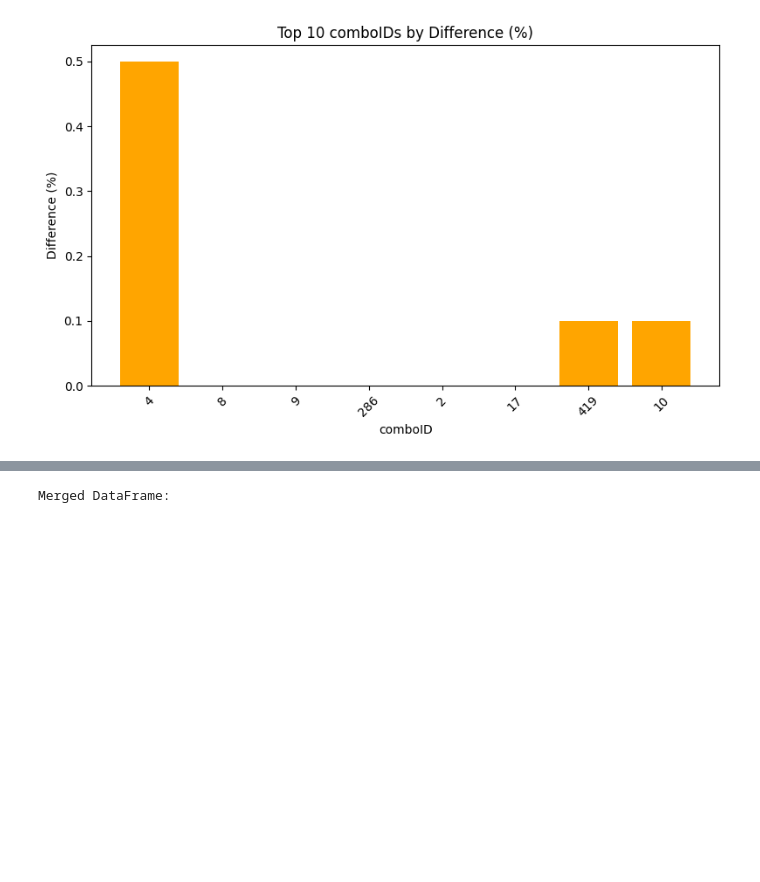
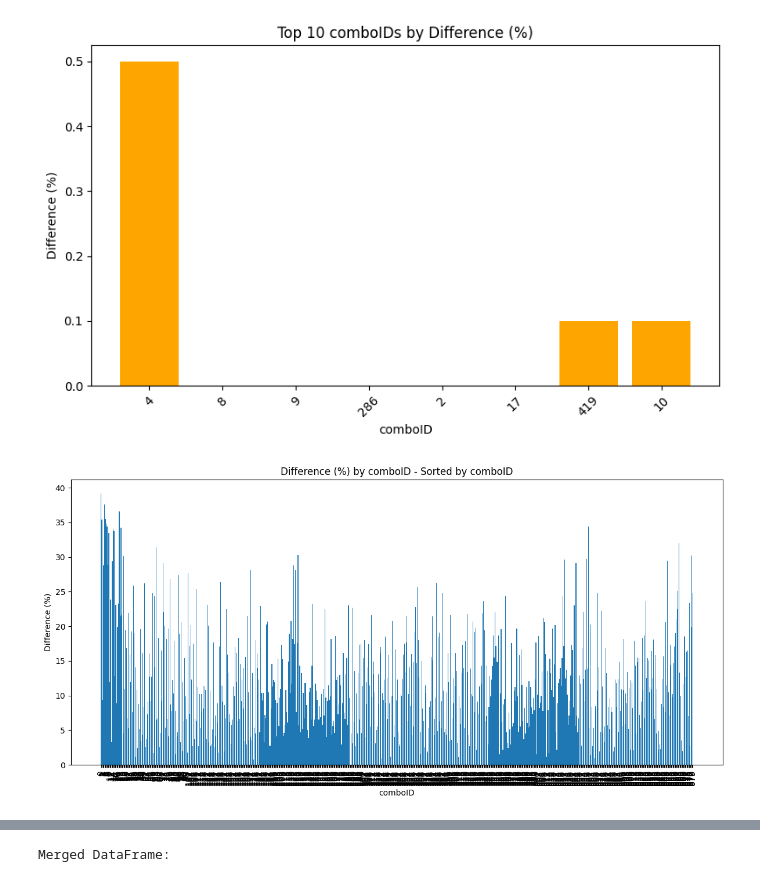
Before and after one commit to FelixVeaux/Retail_Mardown_Game, a Jupyter notebook: 01_Selenuim-Try_2.ipynb, the cells around one changed output, grey strips where cells are left out. Drawn from its saved outputs; the diff is of its cells as text; code cells hidden in the pictures; blank space fills up the shorter version.

```diff
--- a/01_Selenuim-Try_2.ipynb
+++ b/01_Selenuim-Try_2.ipynb
@@ -391,7 +391,7 @@ import pandas as pd
 import matplotlib.pyplot as plt
 
 
-data = pd.read_csv('outcome.csv')
+data = pd.read_csv("C:/Users/felix/OneDrive/McGill Master Work/0.5 - Summer 25/MGSC 670 - Revenue Management/Assignement/Retail_Mardown_Game/Retail_Mardown_Game/01_BACKUP-FINAL/outcome_Felix_1.csv")
 
 # Sort by "Difference (%)" in ascending order
 data_sorted = data.sort_values(by="Difference (%)", ascending=True)
@@ -420,6 +420,21 @@ plt.show()
 # %% [output]
 [figure]
 [figure]
+# %%
+# Sort by comboID in ascending order
+data_sorted_by_id = data.sort_values(by="comboID", ascending=True)
+
+# Plot bar graph for all entries sorted by comboID
+plt.figure(figsize=(12, 6))
+plt.bar(data_sorted_by_id["comboID"].astype(str), data_sorted_by_id["Difference (%)"])
+plt.xticks(rotation=90)
+plt.xlabel("comboID")
+plt.ylabel("Difference (%)")
+plt.title("Difference (%) by comboID - Sorted by comboID")
+plt.tight_layout()
+plt.show()
+# %% [output]
+[figure, added]
 # %%
 combos_df = pd.read_csv('combos_df.csv')
 combos_df.rename(columns={"combo_number": "comboID"}, inplace=True)
```
Also changed, not shown: parts of 2 cells of this notebook, 18 other files.
